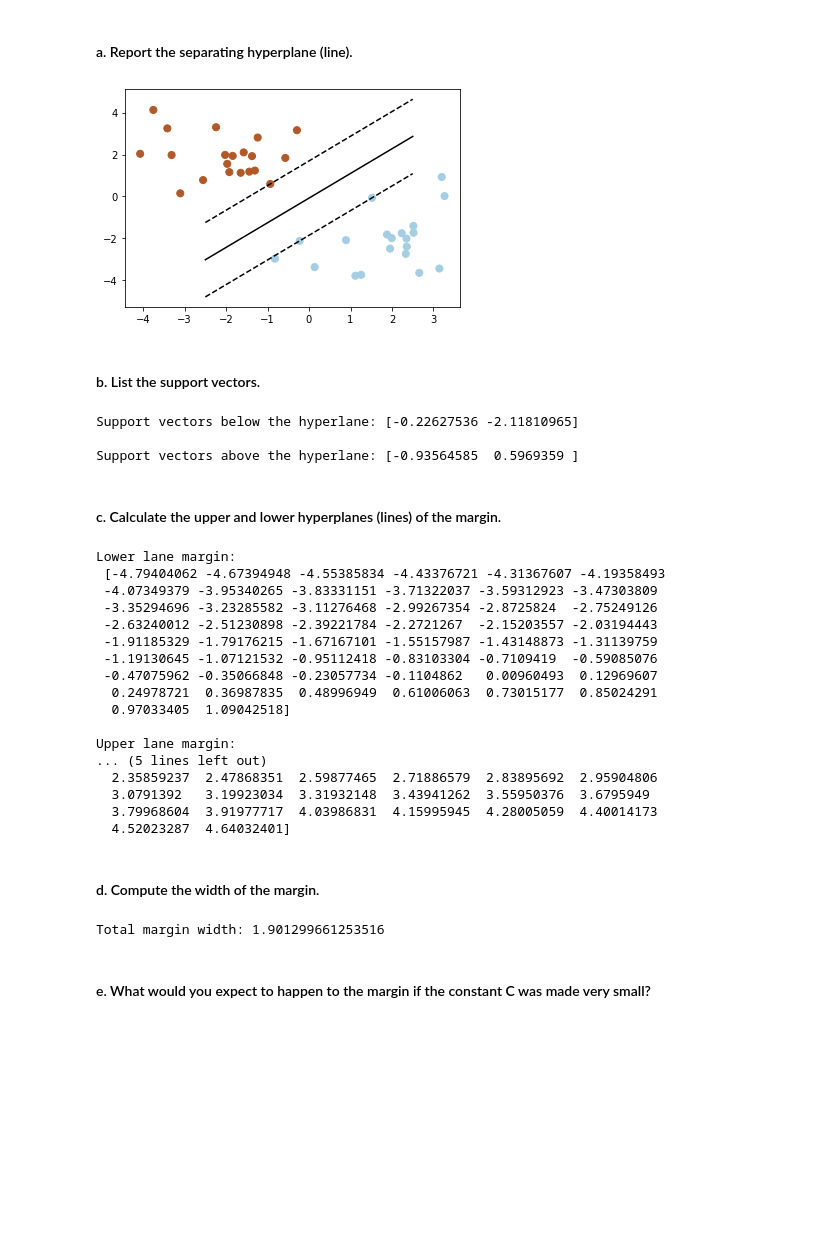
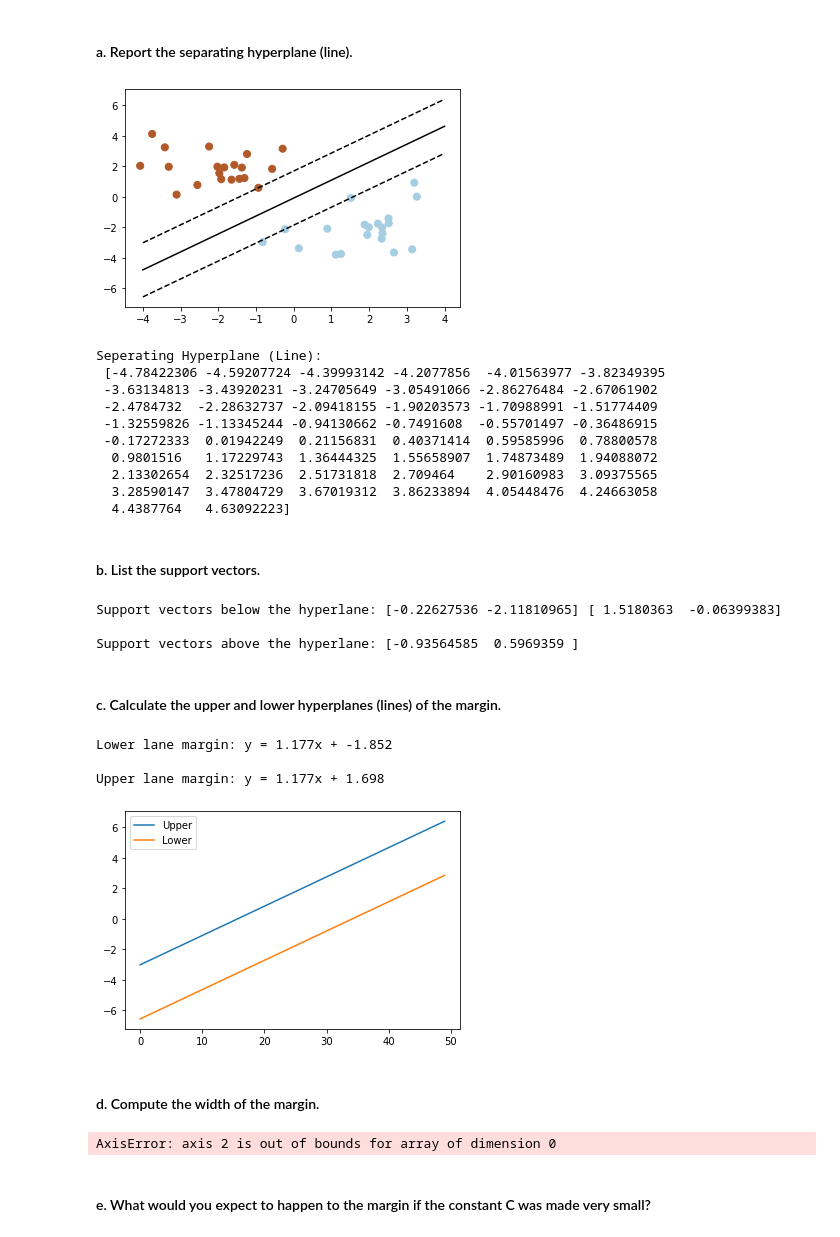
Before and after one commit to JGuo99/Machine_Learning_Cities, a Jupyter notebook: Assignments/Homework 2/Homework 2.ipynb, the cells around one changed output. Saved outputs shown, nothing was run; the diff lists cells and outputs as text; code cells hidden in the pictures; blank space fills up the shorter version.

```diff
--- a/Assignments/Homework 2/Homework 2.ipynb
+++ b/Assignments/Homework 2/Homework 2.ipynb
@@ -25,75 +25,86 @@ plt.show()
 # %%
 clf = svm.SVC(kernel='linear', C=100000)
 clf.fit(X, Y)
 
 # Calculating Hyperlane
 w = clf.coef_[0]
 a = -w[0] / w[1]
-x1 = np.linspace(-2.5, 2.5)
+x1 = np.linspace(-4, 4) # Extends line from -4 to 4
 x2 = a * x1 - (clf.intercept_[0]) / w[1]
 
 # Margins from hyperlane
-bd = clf.support_vectors_[0]
-x2_down = a * x1 + (bd[1] - a * bd[0])
+bb = clf.support_vectors_[0]
+x2_down = a * x1 + (bb[1] - a * bb[0])
 
 ba = clf.support_vectors_[-1]
 x2_up = a * x1 + (ba[1] - a * ba[0])
 
 # Plot the Line
 plt.gca()
 plt.plot(x1, x2, 'k-')
 plt.plot(x1, x2_down, 'k--')
 plt.plot(x1, x2_up, 'k--')
 
 plt.scatter(clf.support_vectors_[:, 0], clf.support_vectors_[:, 1], s=50, facecolors='none')
 plt.scatter(X.iloc[:, 0], X.iloc[:, 1], c=Y, cmap=plt.cm.Paired,s=50)
 
 plt.axis('tight')
 plt.show()
+
+print("Seperating Hyperplane (Line):\n", x2)
 # %% [output]
-[figure, old version]
+[figure, new version]
+Seperating Hyperplane (Line):
+ [-4.78422306 -4.59207724 -4.39993142 -4.2077856  -4.01563977 -3.82349395
+ -3.63134813 -3.43920231 -3.24705649 -3.05491066 -2.86276484 -2.67061902
+ -2.4784732  -2.28632737 -2.09418155 -1.90203573 -1.70988991 -1.51774409
+ -1.32559826 -1.13345244 -0.94130662 -0.7491608  -0.55701497 -0.36486915
+ -0.17272333  0.01942249  0.21156831  0.40371414  0.59585996  0.78800578
+  0.9801516   1.17229743  1.36444325  1.55658907  1.74873489  1.94088072
+  2.13302654  2.32517236  2.51731818  2.709464    2.90160983  3.09375565
+  3.28590147  3.47804729  3.67019312  3.86233894  4.05448476  4.24663058
+  4.4387764   4.63092223]
 # %% [markdown]
 #### b. List the support vectors.
 # %%
 # your code here
-print("Support vectors below the hyperlane:",bd)
-print("\nSupport vectors above the hyperlane:",ba)
+# clf.support_vectors_
+print("Support vectors below the hyperlane:",clf.support_vectors_[0],clf.support_vectors_[1])
+print("\nSupport vectors above the hyperlane:",clf.support_vectors_[2])
 # %% [output]
-Support vectors below the hyperlane: [-0.22627536 -2.11810965]
+Support vectors below the hyperlane: [-0.22627536 -2.11810965] [ 1.5180363  -0.06399383]
 
 Support vectors above the hyperlane: [-0.93564585  0.5969359 ]
 # %% [markdown]
 #### c. Calculate the upper and lower hyperplanes (lines) of the margin.
-# %%
-# your code here
-print("Lower lane margin:\n",x2_down)
-print("\nUpper lane margin:\n",x2_up)
-# %% [output]
-Lower lane margin:
- [-4.79404062 -4.67394948 -4.55385834 -4.43376721 -4.31367607 -4.19358493
- -4.07349379 -3.95340265 -3.83331151 -3.71322037 -3.59312923 -3.47303809
- -3.35294696 -3.23285582 -3.11276468 -2.99267354 -2.8725824  -2.75249126
- -2.63240012 -2.51230898 -2.39221784 -2.2721267  -2.15203557 -2.03194443
- -1.91185329 -1.79176215 -1.67167101 -1.55157987 -1.43148873 -1.31139759
- -1.19130645 -1.07121532 -0.95112418 -0.83103304 -0.7109419  -0.59085076
- -0.47075962 -0.35066848 -0.23057734 -0.1104862   0.00960493  0.12969607
-  0.24978721  0.36987835  0.48996949  0.61006063  0.73015177  0.85024291
-  0.97033405  1.09042518]
-
-Upper lane margin:
-... (5 lines left out)
-  2.35859237  2.47868351  2.59877465  2.71886579  2.83895692  2.95904806
-  3.0791392   3.19923034  3.31932148  3.43941262  3.55950376  3.6795949
-  3.79968604  3.91977717  4.03986831  4.15995945  4.28005059  4.40014173
-  4.52023287  4.64032401]
+# %%
+# your code here
+bl = (bb[1] - a * bb[0])
+formula = 'y = ' + str(round(a,3)) + 'x' ' + ' + str(round(bl,3))
+print("Lower lane margin: " + formula)
+
+bu = (ba[1] - a * ba[0])
+formula = 'y = ' + str(round(a,3)) + 'x' ' + ' + str(round(bu,3))
+print("\nUpper lane margin: " + formula)
+
+plt.plot(x2_up, label = 'Upper')
+plt.plot(x2_down, label = 'Lower')
+plt.legend()
+plt.show()
+# %% [output]
+Lower lane margin: y = 1.177x + -1.852
+
+Upper lane margin: y = 1.177x + 1.698
+[figure, added]
 # %% [markdown]
 #### d. Compute the width of the margin.
 # %%
 # your code here
 # Come back to this section
-print("Total margin width:",2*a)
+# print("Total margin width:",2*a)
+print("Total margin width:", abs(bu-bl)/np.sqrt(np.sum(a, 2)))
 # %% [output]
-Total margin width: 1.901299661253516
+AxisError: axis 2 is out of bounds for array of dimension 0
 # %% [markdown]
 #### e. What would you expect to happen to the margin if the constant C was made very small?
 # %% [markdown]
```
Also changed, not shown: parts of 14 cells of this notebook, 2 other files.
